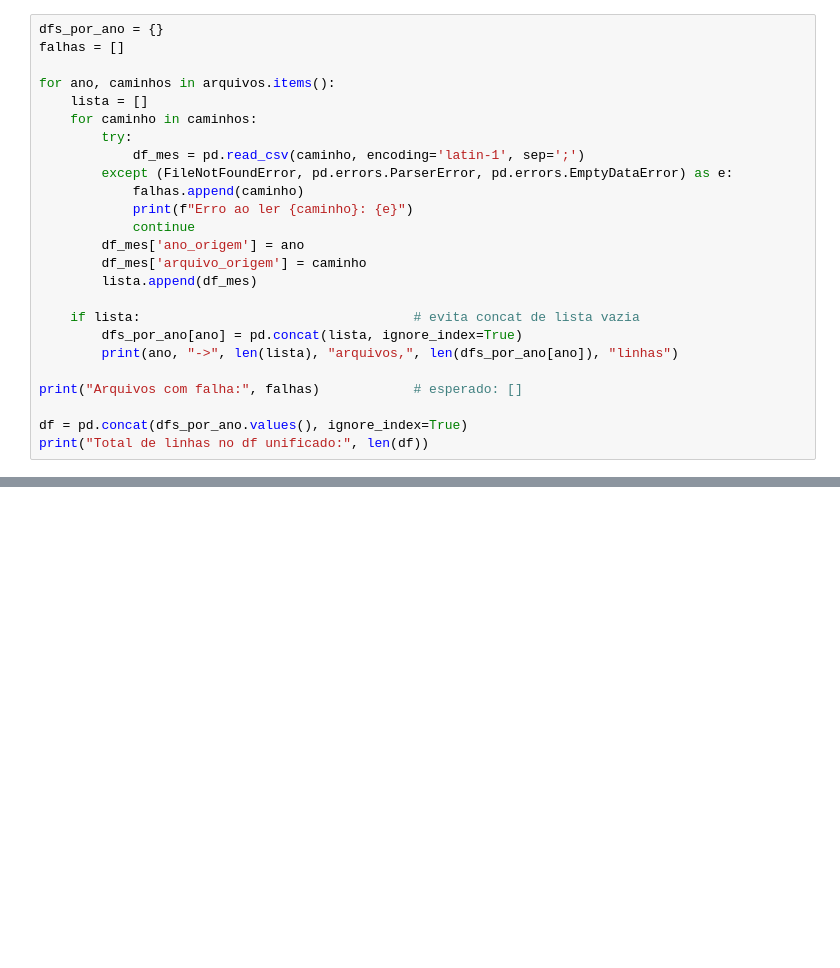
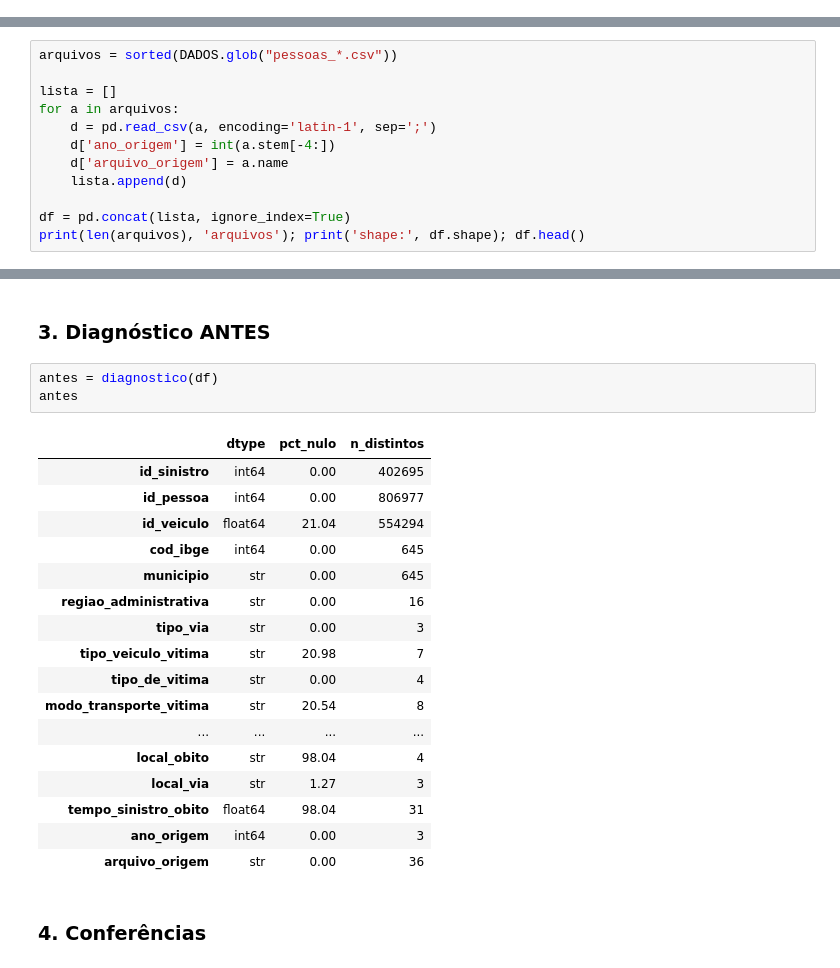
Before and after one commit to safn007/Integracao_BD, a Jupyter notebook: notebooks/ETL.ipynb, the cells around one changed output, grey strips where cells are left out. Saved outputs shown, nothing was run; the diff lists cells and outputs as text; blank space fills up the shorter version.

```diff
--- a/notebooks/ETL.ipynb
+++ b/notebooks/ETL.ipynb
@@ -13,25 +0,0 @@ for ano in [2021, 2022, 2023]:
-# %%
-dfs_por_ano = {}
-falhas = []
-
-for ano, caminhos in arquivos.items():
-    lista = []
-    for caminho in caminhos:
-        try:
-            df_mes = pd.read_csv(caminho, encoding='latin-1', sep=';')
-        except (FileNotFoundError, pd.errors.ParserError, pd.errors.EmptyDataError) as e:
-            falhas.append(caminho)
-            print(f"Erro ao ler {caminho}: {e}")
-            continue
-        df_mes['ano_origem'] = ano
-        df_mes['arquivo_origem'] = caminho
-        lista.append(df_mes)
-
-    if lista:                                   # evita concat de lista vazia
-        dfs_por_ano[ano] = pd.concat(lista, ignore_index=True)
-        print(ano, "->", len(lista), "arquivos,", len(dfs_por_ano[ano]), "linhas")
-
-print("Arquivos com falha:", falhas)            # esperado: []
-
-df = pd.concat(dfs_por_ano.values(), ignore_index=True)
-print("Total de linhas no df unificado:", len(df))
@@ -98,0 +86,12 @@ dtype: int64
+# %%
+arquivos = sorted(DADOS.glob("pessoas_*.csv"))
+
+lista = []
+for a in arquivos:
+    d = pd.read_csv(a, encoding='latin-1', sep=';')
+    d['ano_origem'] = int(a.stem[-4:])
+    d['arquivo_origem'] = a.name
+    lista.append(d)
+
+df = pd.concat(lista, ignore_index=True)
+print(len(arquivos), 'arquivos'); print('shape:', df.shape); df.head()
@@ -98,0 +108,25 @@ dtype: int64
+# %% [markdown]
+### 3. Diagnóstico ANTES
+# %%
+antes = diagnostico(df)
+antes
+# %% [output]
+|  | dtype | pct_nulo | n_distintos |
+| id_sinistro | int64 | 0.00 | 402695 |
+| id_pessoa | int64 | 0.00 | 806977 |
+| id_veiculo | float64 | 21.04 | 554294 |
+| cod_ibge | int64 | 0.00 | 645 |
+| municipio | str | 0.00 | 645 |
+| regiao_administrativa | str | 0.00 | 16 |
+| tipo_via | str | 0.00 | 3 |
+| tipo_veiculo_vitima | str | 20.98 | 7 |
+| tipo_de_vitima | str | 0.00 | 4 |
+| modo_transporte_vitima | str | 20.54 | 8 |
+| ... | ... | ... | ... |
+| local_obito | str | 98.04 | 4 |
+| local_via | str | 1.27 | 3 |
+| tempo_sinistro_obito | float64 | 98.04 | 31 |
+| ano_origem | int64 | 0.00 | 3 |
+| arquivo_origem | str | 0.00 | 36 |
+# %% [markdown]
+### 4. Conferências
```
Also changed, not shown: parts of 271 cells of this notebook, 2 other files.
